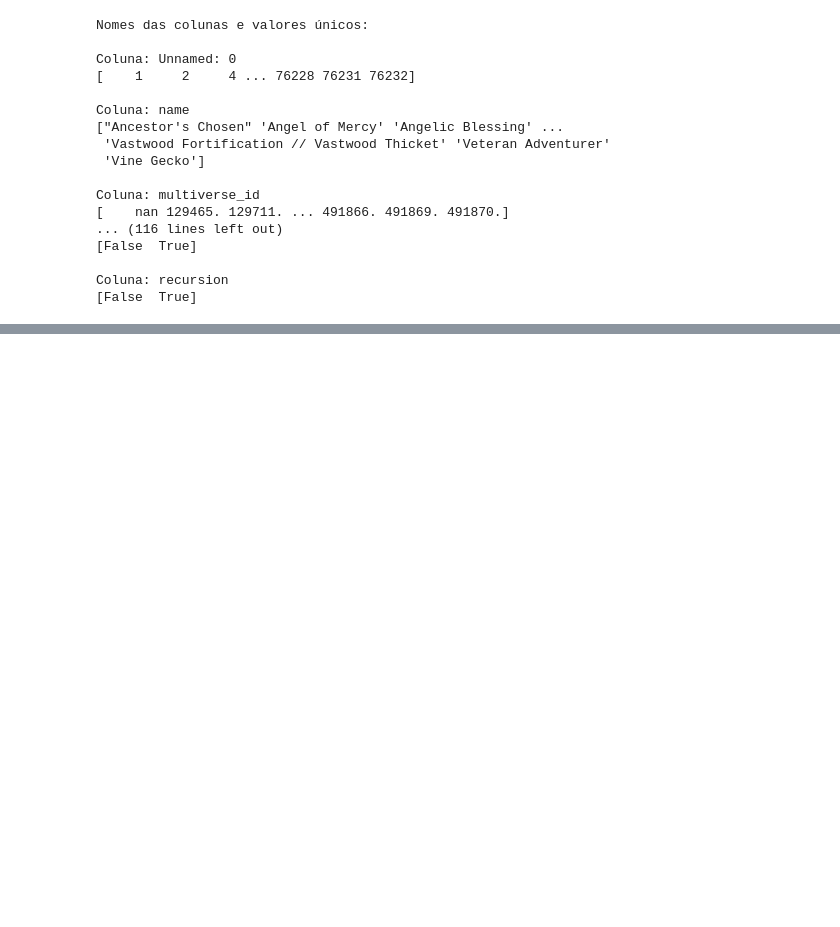
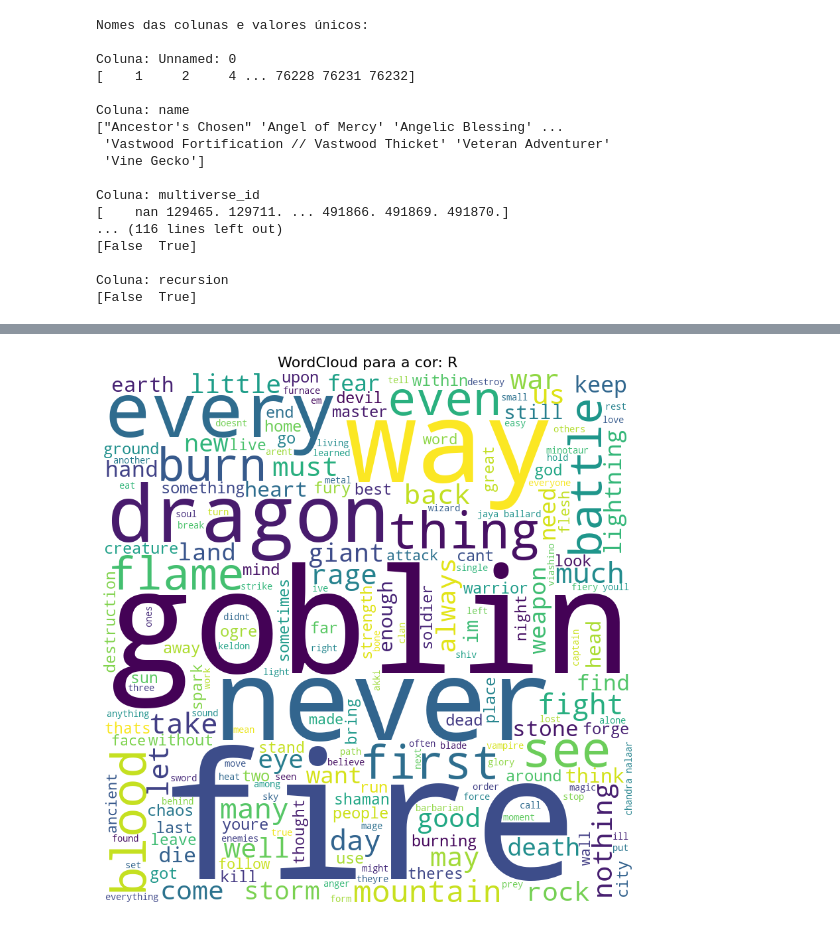
Before and after one commit to JoaoVitorFigueiredo/MagicColourAnalisis_TextMining, a Jupyter notebook: codigo.ipynb, the cells around one changed output, grey strips where cells are left out. Drawn from its saved outputs; the diff is of its cells as text; code cells hidden in the pictures; blank space fills up the shorter version.

Commit message:
Alpha version1.6
~codigo

```diff
--- a/codigo.ipynb
+++ b/codigo.ipynb
@@ -401,0 +248,19 @@ print(melted_df.head())
+# %%
+# Junta as palavras por cor única
+df_grouped = df.groupby('color')['processed_flavor'].apply(lambda x: ' '.join(x)).reset_index()
+
+# Inicializa o TfidfVectorizer
+vectorizer = TfidfVectorizer(stop_words='english')
+
+# Ajusta e transforma os textos agregados por cor
+tfidf_matrix = vectorizer.fit_transform(df_grouped['processed_flavor'])
+
+# Converte a matriz TF-IDF para um DataFrame para visualização
+tfidf_df = pd.DataFrame(
+    tfidf_matrix.toarray(),
+    columns=vectorizer.get_feature_names_out(),
+    index=df_grouped['color']  # Define as cores únicas como índice
+)
+
+# Exibe o DataFrame TF-IDF
+print(tfidf_df)
@@ -402,35 +411,36 @@ print(melted_df.head())
 # %%
+# Função para gerar o WordCloud para uma cor específica
+def gerar_wordcloud_cor(cor, df):
+    # Filtra as linhas onde a coluna 'color' contém a cor desejada
+    filtered_words = df[df['color'].str.contains(cor, case=False, na=False)]['processed_flavor']
 
-# Codigo bem rudimentar -> não usa o pmi(?) e tira manualmente as stopwords
+    # Cria uma string com todas as palavras filtradas
+    comment_words = ' '.join(filtered_words)
 
-def make_word_map(col, df):
-    comment_words = ''
-    stopwords = set(STOPWORDS)
+    # Verifica se há palavras filtradas antes de gerar o WordCloud
+    if comment_words:
+        # Gerar o WordCloud com o texto filtrado
+        wordcloud = WordCloud(width=800, height=800,
+                              background_color='white',
+                              stopwords=STOPWORDS,
+                              min_font_size=10).generate(comment_words)
 
-    # iterate through the csv file
-    for val in df[col]:
+        # Exibe a imagem do WordCloud para a cor
+        plt.figure(figsize=(8, 8), facecolor=None)
+        plt.imshow(wordcloud, interpolation='bilinear')
+        plt.axis("off")
+        plt.tight_layout(pad=0)
 
-        # typecaste each val to string
-        val = str(val)
+        # Adiciona título com o nome da cor
+        plt.title(f"WordCloud para a cor: {cor}", fontsize=16)
+        plt.show()
+    else:
+        print(f"Não há palavras associadas à cor: {cor}")
 
-        # split the value
-        tokens = val.split()
+# Escolha a cor desejada para o WordCloud
+cor_escolhida = 'R'  # Exemplo: 'red', pode substituir por qualquer cor
 
-        # Converts each token into lowercase
-        for i in range(len(tokens)):
-            tokens[i] = tokens[i].lower()
-
-        comment_words += " ".join(tokens)+" "
-
-    wordcloud = WordCloud(width = 800, height = 800,
-                    background_color ='white',
-                    stopwords = stopwords,
-                    min_font_size = 10).generate(comment_words)
-
-    # plot the WordCloud image
-    plt.figure(figsize = (8, 8), facecolor = None)
-    plt.imshow(wordcloud)
-    plt.axis("off")
-    plt.tight_layout(pad = 0)
-
-    plt.show()
+# Chama a função para gerar o WordCloud para a cor escolhida
+gerar_wordcloud_cor(cor_escolhida, df)
+# %% [output]
+[figure, added]
```
Also changed, not shown: parts of 27 cells of this notebook.
